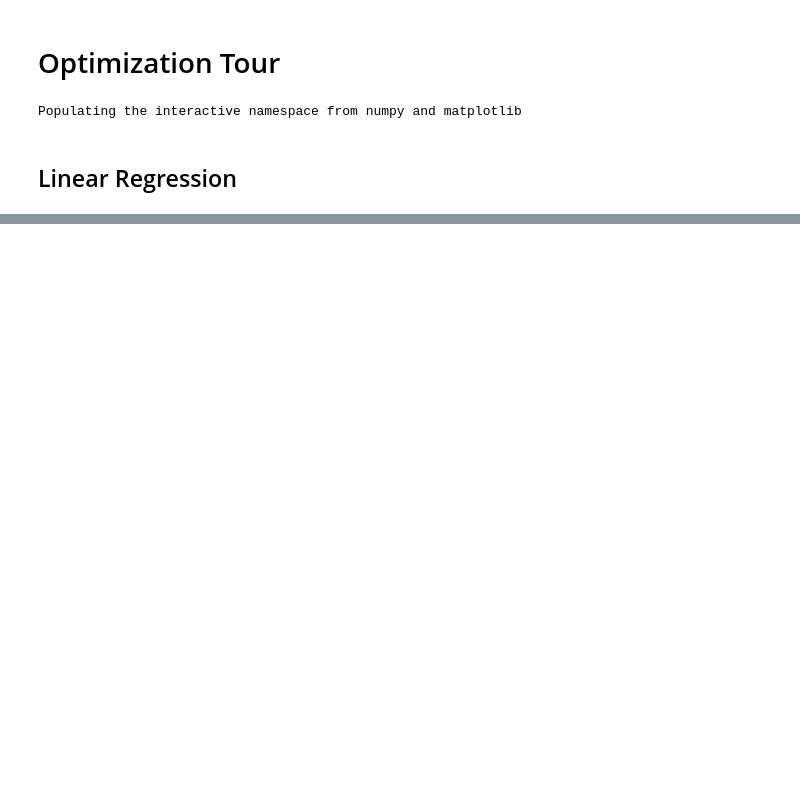
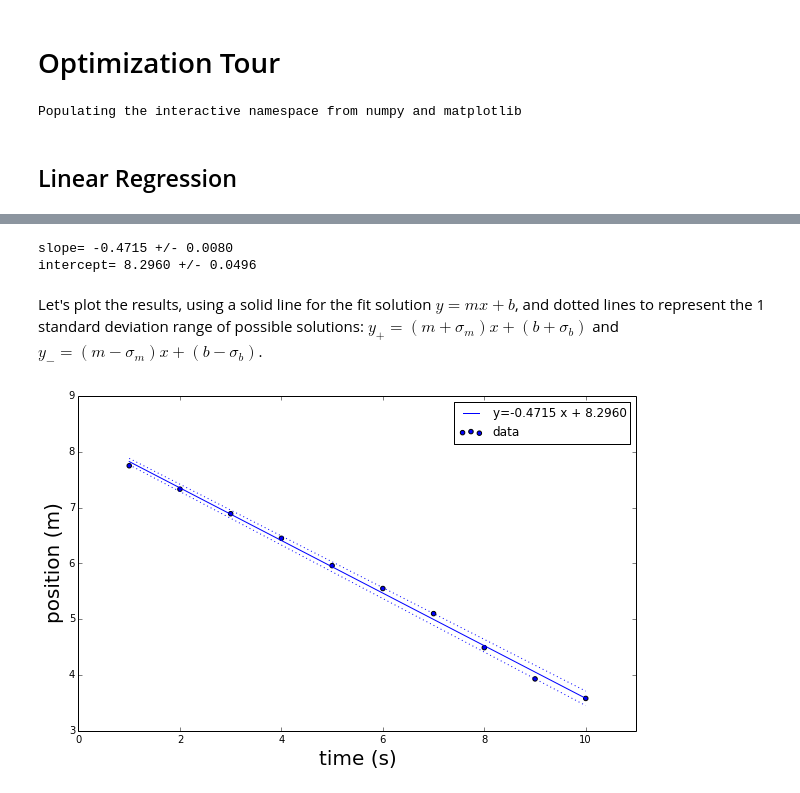
Before and after one commit to pnguye41/PHYS202-S14, a Jupyter notebook: SciPy/OptimizationTour.ipynb, the cells around one changed output, grey strips where cells are left out. Cells and saved outputs as stored; diff of their text form; code cells hidden in the pictures; blank space fills up the shorter version.

```diff
--- a/SciPy/OptimizationTour.ipynb
+++ b/SciPy/OptimizationTour.ipynb
@@ -119,0 +113,33 @@ m\\b
+# %%
+time = np.array([1.,2.,3.,4.,5.,6.,7.,8.,9.,10.]) #time in seconds
+position = np.array([7.75, 7.33, 6.89, 6.45, 5.96, 5.55, 5.10, 4.49, 3.93, 3.58]) #position in meters
+uncpos = np.array([0.02,0.03,0.03,0.04,0.05,0.06,0.08,0.11,0.14,0.17]) #uncertainty in position, in meters
+# %%
+m1,b1,m1err,b1err = LinearLSqFit(time,position)
+print "slope= %.4f +/- %.4f" % (m1, m1err)
+print "intercept= %.4f +/- %.4f" % (b1, b1err)
+# %% [output]
+slope= -0.4715 +/- 0.0080
+intercept= 8.2960 +/- 0.0496
+# %% [markdown]
+Let's plot the results, using a solid line for the fit solution $y = mx + b$, and dotted lines to represent the 1 standard deviation range of possible solutions: $y_+=(m+\sigma_m)x+(b+\sigma_b)$ and $y_-=(m-\sigma_m)x+(b-\sigma_b)$.
+# %%
+f = lambda x,m,b: m*x + b
+mylabel= "y=%.4f x + %.4f" % (m1,b1)
+
+fig = plt.figure(2,(10,6))
+plt.scatter(time,position,label="data")
+plt.plot(time,f(time,m1,b1),label=mylabel)
+
+plt.plot(time,f(time,m1-m1err,b1-b1err),'b:')
+plt.plot(time,f(time,m1+m1err,b1+b1err),'b:')
+plt.xlim(0.,11.)
+plt.ylim(3.,9.)
+
+plt.legend(loc="best")
+plt.xlabel("time (s)",fontsize=20)
+plt.ylabel("position (m)",fontsize=20)
+
+plt.show()
+# %% [output]
+[figure, added]
```
Also changed, not shown: parts of 33 cells of this notebook, 7 other files.
